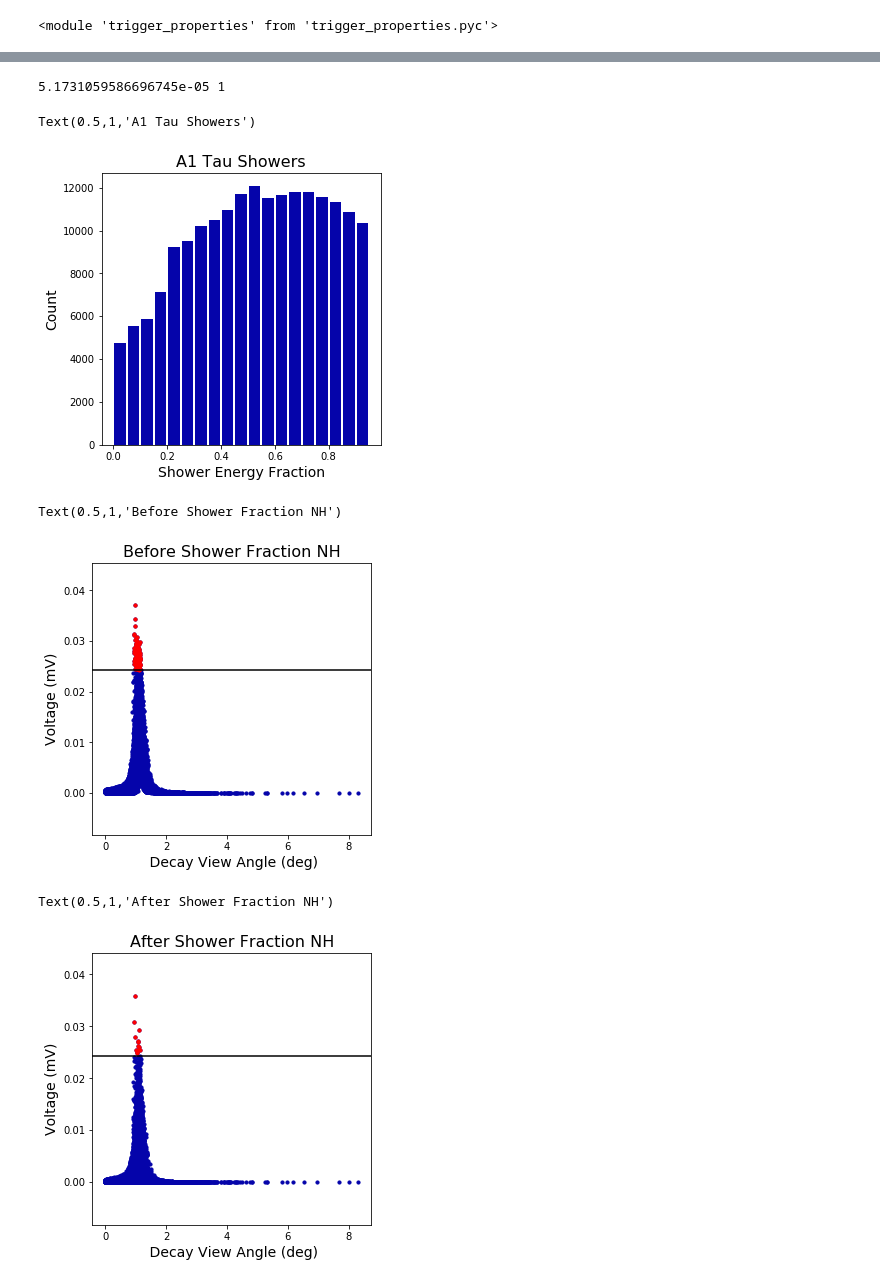
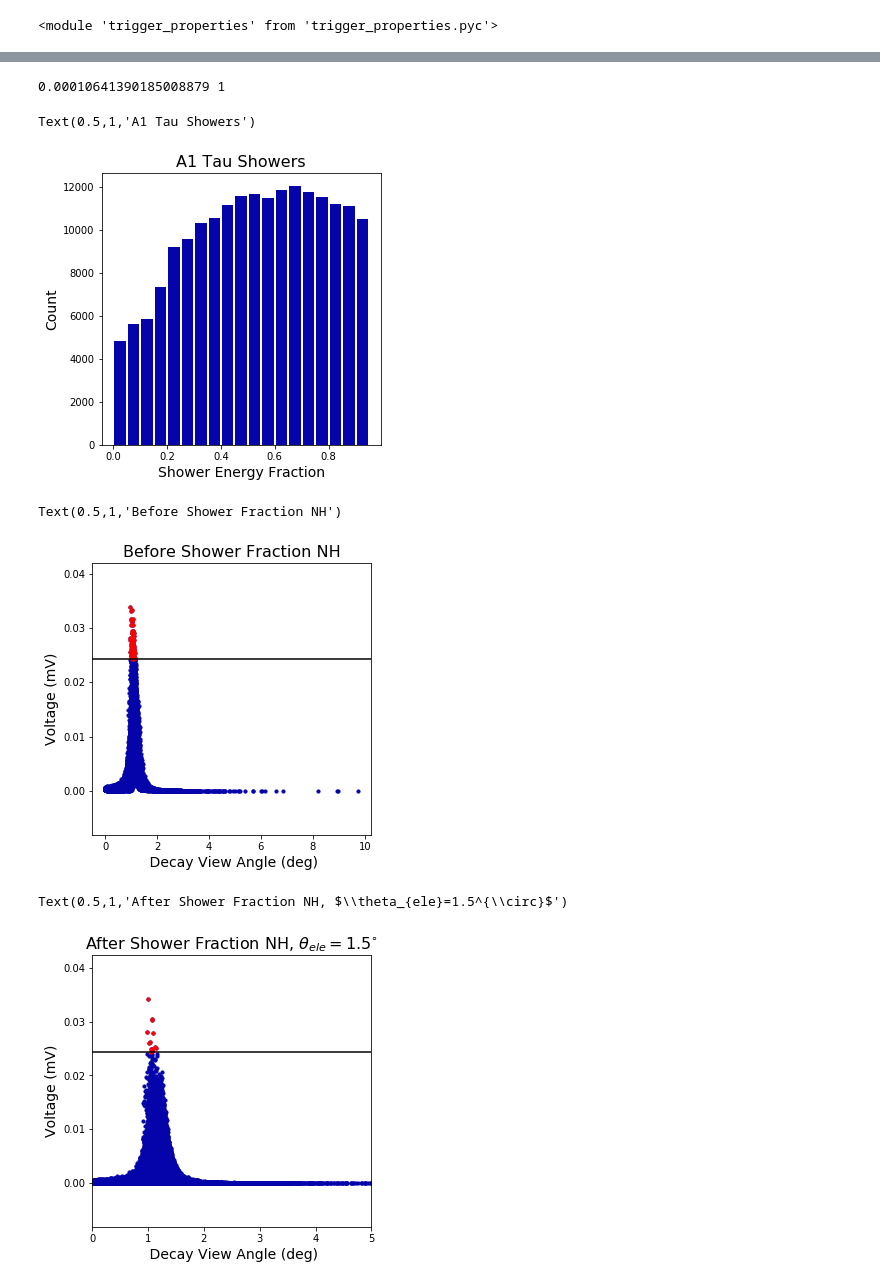
Before and after one commit to afromero/tau_point_source_sim, a Jupyter notebook: EventLoop.ipynb, the cells around one changed output, grey strips where cells are left out. Cells and saved outputs as stored; diff of their text form; code cells hidden in the pictures.

Commit message:
Aug. 22 additional graphs for presentation appendix slides

```diff
--- a/EventLoop.ipynb
+++ b/EventLoop.ipynb
@@ -19,7 +19,6 @@ phi_src = radians(180)
 h = 35.5 #km
 R = 6356. # km
 ice =4
-theta_view = radians(1) #degrees
 E_nu = 18 #log energy in eV of incident neutrino
 E_cut = 14
 f_lo = 180
@@ -32,7 +31,7 @@ E_nu = 18
 N = 50000000
 Epk_to_pk_threshold3 = 248e-6
 Epk_to_pk_threshold1 = 446e-6
-view_angle_cut = radians(1)
+view_angle_cut = radians(1.5)
 
 tot_ret_shower_eng=[]
 tot_ret_tau_energy=[]
@@ -50,14 +49,14 @@ while detections == 0:
     A_deg, phi_e, theta_e, view_angle, exit_angle, emg_angle, norm, e_dot, A0, N0 = geom_area.event_retention()
 
     decay_cuts = decay.tau_event(theta_src, ice, E_cut, e_dot, phi_e, theta_e, \
-                             norm,E_nu, h, R, theta_view, exit_angle, emg_angle, view_angle, A_deg, A0, N0,1)
+                             norm,E_nu, h, R, view_angle_cut, exit_angle, emg_angle, view_angle, A_deg, A0, N0,1)
 
     A_decay,ret_e_dot, ret_phi_e, ret_t_e, ret_tau_energy, ret_exit_obs, ret_exit_decay, ret_decay_obs, \
     ret_exit, ret_emg, ret_view, ret_decay_alt, ret_decay_angle, ret_shower_eng,ret_types, ret_p_exit, A0, N0 = decay_cuts.degree_eff_area()
 
     trigger_result_t = RF.event_detection(A_decay, f_lo, f_high, Gain_dB, Nphased, \
                                         ret_exit,ret_emg,ret_view, ret_decay_angle, ret_decay_alt, \
-                                        theta_view, ret_exit_obs,ret_exit_decay, ret_decay_obs, ret_p_exit, ret_e_dot,\
+                                        view_angle_cut, ret_exit_obs,ret_exit_decay, ret_decay_obs, ret_p_exit, ret_e_dot,\
                                         ret_tau_energy, R, ice, h, ret_t_e, ret_phi_e,theta_src, Epk_to_pk_threshold1, A0,N0)
 
     decay_alt, Peak_V_t, delta_decay_view_angle, decay_view_angle_t, trigger, threshhold = trigger_result_t.RF_voltage()
@@ -125,9 +124,9 @@ n, bins, patches = plt.hist(x=energy_fractions, bins=arange(min_bin,max_bin,0.05
 
 plt.title("A1 Tau Showers", fontsize=16)
 # %% [output]
-5.1731059586696745e-05 1
+0.00010641390185008879 1
 Text(0.5,1,'A1 Tau Showers')
-[figure, old version]
+[figure, new version]
 # %%
 trigger_t = (list_Peak_V_t >threshhold)
 ret_decay_view_angle_t=[]
@@ -164,21 +163,22 @@ plt.title("Before Shower Fraction NH", fontsize=16)
 #plt.semilogx()
 # %% [output]
 Text(0.5,1,'Before Shower Fraction NH')
-[figure, old version]
+[figure, new version]
 # %%
 fig, ax = plt.subplots(num=1,figsize=(5,5))
 
 plt.ylabel('Voltage (mV)', fontsize=14)
 plt.xlabel(' Decay View Angle (deg)', fontsize=14)
 plt.scatter(list_decay_view_angle_s, [1000*list_Peak_V_s[k] for k in range(len(list_Peak_V_s))], color='#0504aa', s=10)
 plt.scatter(ret_decay_view_angle_s, [1000*ret_Peak_V_s[k] for k in range(len(ret_Peak_V_s))],
             c="red", s=10)
+plt.xlim(0,5)
 
 plt.axhline(y=threshhold*1000,color="black")
-plt.title("After Shower Fraction NH", fontsize=16)
+plt.title("After Shower Fraction NH, "+r'$\theta_{ele}=1.5^{\circ}$', fontsize=16)
 # %% [output]
-Text(0.5,1,'After Shower Fraction NH')
+Text(0.5,1,'After Shower Fraction NH, $\\theta_{ele}=1.5^{\\circ}$')
-[figure, old version]
+[figure, new version]
 # %%
 fig, ax = plt.subplots(num=1,figsize=(5,5))
 
```
Also changed, not shown: parts of 5 cells of this notebook, 2 other files.
